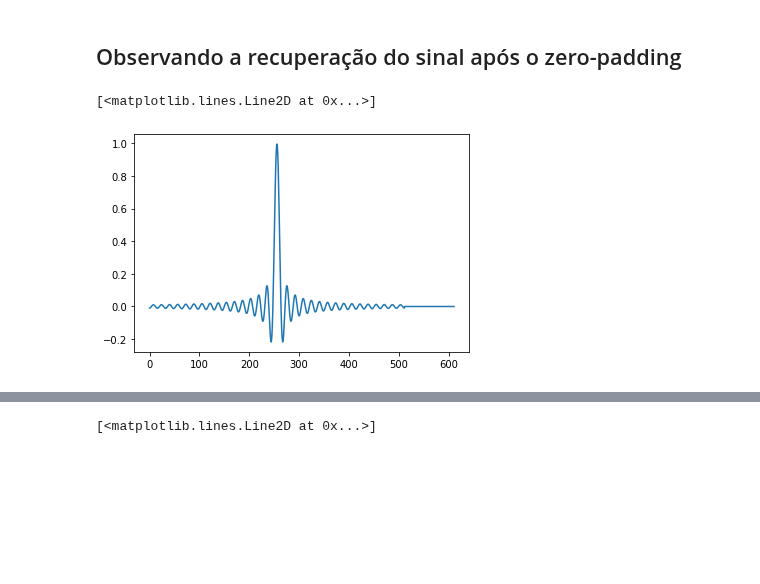
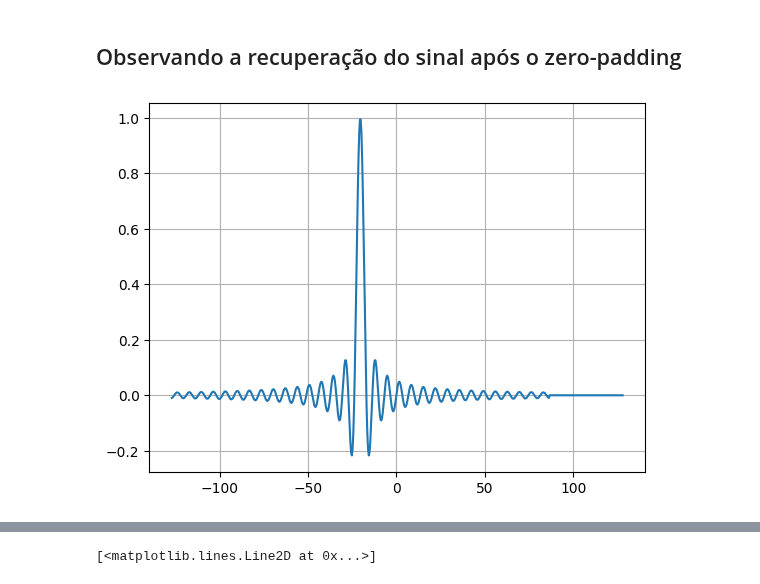
Before and after one commit to ecandeia/PDS, a Jupyter notebook: DFT/DFTPoperties.ipynb, the cells around one changed output, grey strips where cells are left out. Saved outputs shown, nothing was run; the diff lists cells and outputs as text; code cells hidden in the pictures; blank space fills up the shorter version.

```diff
--- a/DFT/DFTPoperties.ipynb
+++ b/DFT/DFTPoperties.ipynb
@@ -53,13 +68,16 @@ plt.show()
 ## Observando a recuperação do sinal após o zero-padding
 # %%
 #np.pad(x,pad_width=4,'end')
+#  Edmar Candeia Gurjão
+#  Versão 20/09/2023
 
 N = 100
 xpadded =np.pad(x, (0, N), 'constant')
 
-plt.plot(xpadded)
+n2 = np.linspace(-127,128,612)
+plt.plot(n2, xpadded)
+plt.grid()
 # %% [output]
-[<matplotlib.lines.Line2D at 0x...>]
-[figure, old version]
+[figure, new version]
 # %%
 # Aplicando a DFT no sinal x = sinc gerado no código anterior.
```
Also changed, not shown: parts of 14 cells of this notebook, 1 other file.
